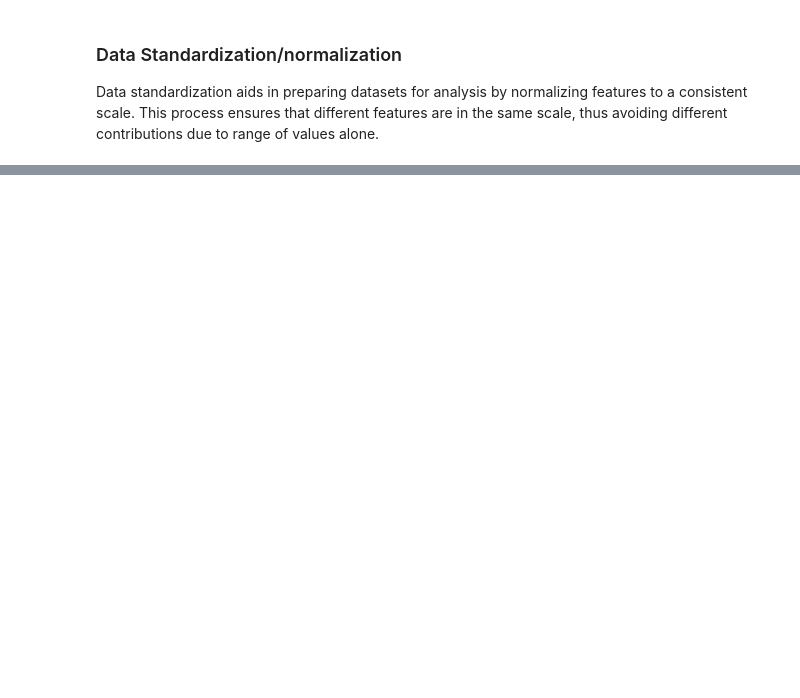
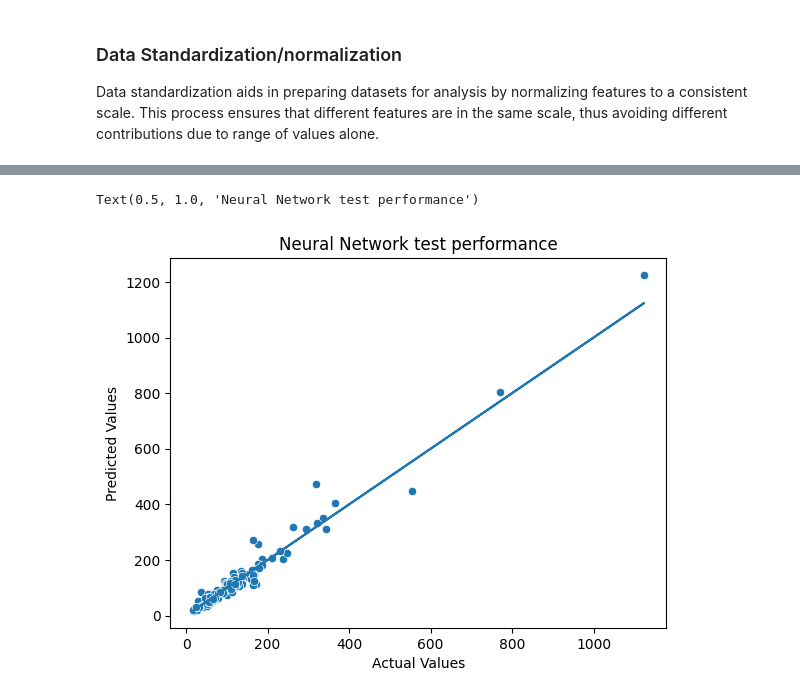
Before and after one commit to DARR97/Workshop_5_6, a Jupyter notebook: workshop.ipynb, the cells around one changed output, grey strips where cells are left out. Cells and saved outputs as stored; diff of their text form; code cells hidden in the pictures; blank space fills up the shorter version.

```diff
--- a/workshop.ipynb
+++ b/workshop.ipynb
@@ -346,0 +396,14 @@ scaled_test_features = scaler.transform(test_features)
+# %%
+MLP_model = MLPRegressor(hidden_layer_sizes=(100,100,100), random_state=42)
+MLP_model.fit(scaled_train_features, train_target)
+MLP_predicted_train_values = MLP_model.predict(scaled_train_features)
+MLP_predicted_test_values = MLP_model.predict(scaled_test_features)
+# %%
+sns.scatterplot(x = test_target, y = MLP_predicted_test_values)
+plt.plot(test_target, test_target)
+plt.xlabel("Actual Values")
+plt.ylabel("Predicted Values")
+plt.title("Neural Network test performance")
+# %% [output]
+Text(0.5, 1.0, 'Neural Network test performance')
+[figure, added]
```
Also changed, not shown: parts of 22 cells of this notebook.
